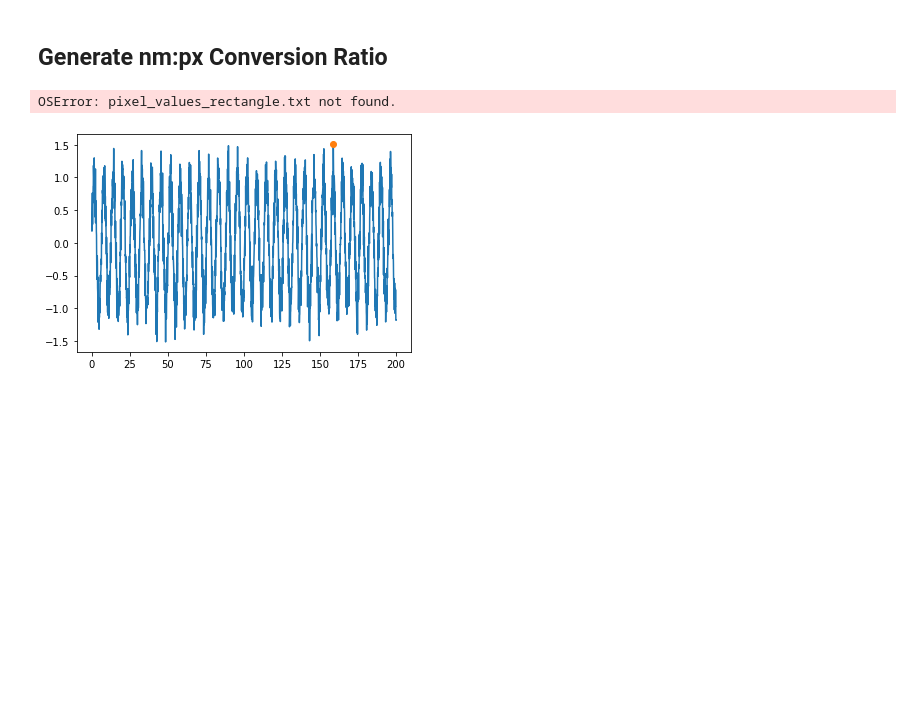
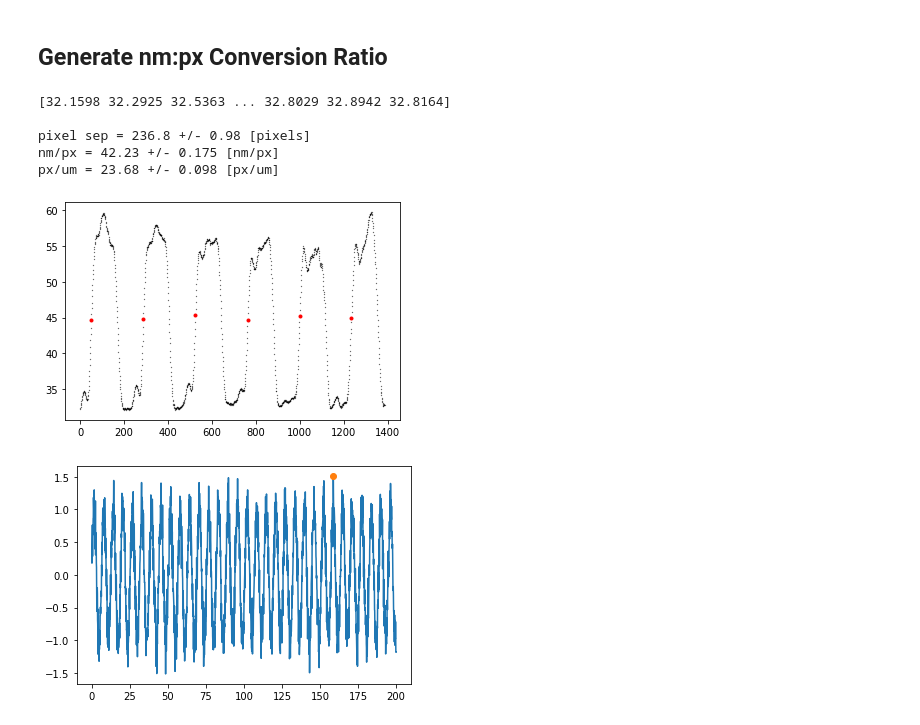
Before and after one commit to Ham0osh/Phys322W-OT, a Jupyter notebook: notebook.ipynb, the cells around one changed output. Saved outputs shown, nothing was run; the diff lists cells and outputs as text; code cells hidden in the pictures; blank space fills up the shorter version.

```diff
--- a/notebook.ipynb
+++ b/notebook.ipynb
@@ -5,21 +5,33 @@ from tool import local_max, noise
 # %% [markdown]
 ## Generate nm:px Conversion Ratio
 # %%
-data = np.genfromtxt("pixel_values_rectangle.txt",delimiter=',', skip_header = 1).T
+data = np.genfromtxt("/work/data/Calibration2.txt",delimiter='\t', skip_header = 1).T
 x_dat = data[0]
 y_dat = data[1]
+print(y_dat)
 
-maxes, idx = local_max(-y_dat,N=90)
+maxes, idx = local_max(-np.abs(y_dat-45),N=90)
 
-plt.plot(x_dat,y_dat)
-plt.plot(x_dat[idx],y_dat[idx],"r.")
-pixel_seperation = np.mean(np.diff(x_dat[idx]))
-uncert = np.std(np.diff(x_dat[idx]))
+plt.plot(x_dat,y_dat,"k.",markersize=0.5)
+plt.plot(x_dat[idx][::2],y_dat[idx][::2],"r.")
+pixel_seperation = np.mean(np.diff(x_dat[idx][::2])) # separation in px
+uncert_px = np.std(np.diff(x_dat[idx][::2]))
+um_per_px = 10/pixel_seperation
+um_per_px_err = (uncert_px/pixel_seperation)*um_per_px
 
-dec = 2
-print("np/px =",np.around(pixel_seperation,dec),"+/-",np.around(uncert/2,dec),"[nm/px]")
+dec = 3
+print("\npixel sep =",np.around(pixel_seperation,dec),"+/-",np.around(uncert_px,dec),"[pixels]")
+
+print("nm/px =",np.around(um_per_px*1000,dec),"+/-",np.around(um_per_px_err*1000,dec),"[nm/px]")
+
+print("px/um =",np.around(um_per_px**(-1),dec),"+/-",np.around((um_per_px_err/um_per_px)*um_per_px**(-1),dec),"[px/um]")
 # %% [output]
-OSError: pixel_values_rectangle.txt not found.
+[32.1598 32.2925 32.5363 ... 32.8029 32.8942 32.8164]
+
+pixel sep = 236.8 +/- 0.98 [pixels]
+nm/px = 42.23 +/- 0.175 [nm/px]
+px/um = 23.68 +/- 0.098 [px/um]
+[figure, added]
 # %%
 np.random.seed(0)
 x = np.linspace(0,200,2001)
```
Also changed, not shown: 8 other files.
